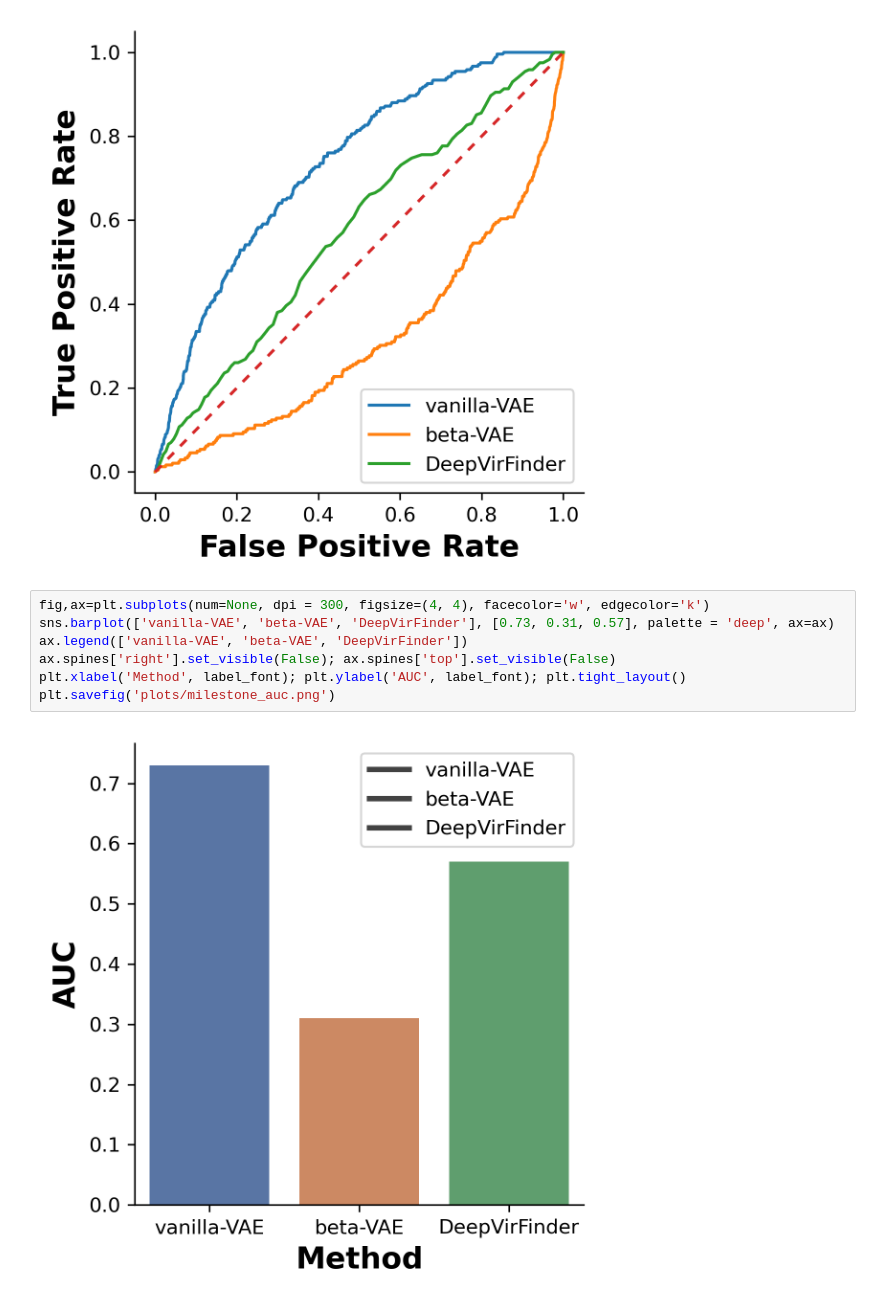
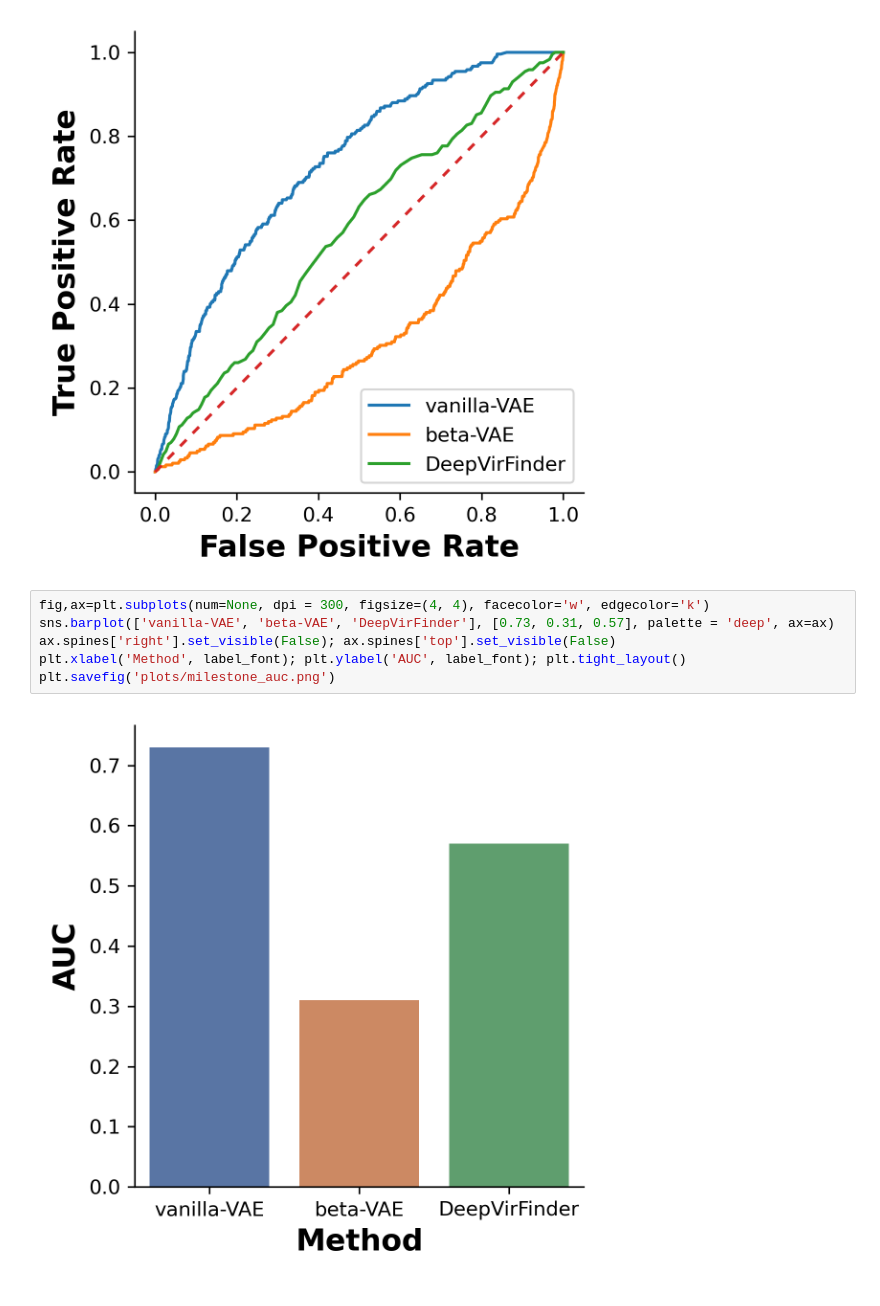
Before and after one commit to UCRajkumar/viral, a Jupyter notebook: Evaluation.ipynb, the cells around one changed output. Saved outputs shown, nothing was run; the diff lists cells and outputs as text.

```diff
--- a/Evaluation.ipynb
+++ b/Evaluation.ipynb
@@ -80,9 +80,8 @@ plt.savefig('plots/milestone_roc.png')
 # %%
 fig,ax=plt.subplots(num=None, dpi = 300, figsize=(4, 4), facecolor='w', edgecolor='k')
 sns.barplot(['vanilla-VAE', 'beta-VAE', 'DeepVirFinder'], [0.73, 0.31, 0.57], palette = 'deep', ax=ax)
-ax.legend(['vanilla-VAE', 'beta-VAE', 'DeepVirFinder'])
 ax.spines['right'].set_visible(False); ax.spines['top'].set_visible(False)
 plt.xlabel('Method', label_font); plt.ylabel('AUC', label_font); plt.tight_layout()
 plt.savefig('plots/milestone_auc.png')
 # %% [output]
-[figure, old version]
+[figure, new version]
```
Also changed, not shown: parts of 2 cells of this notebook, 2 other files.
